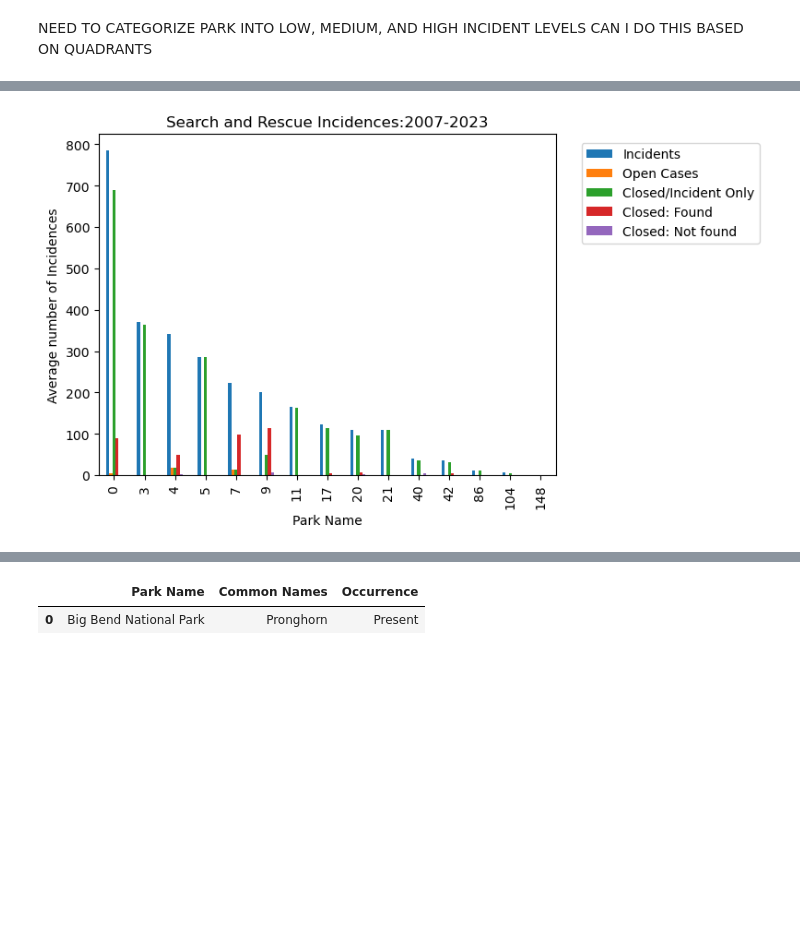
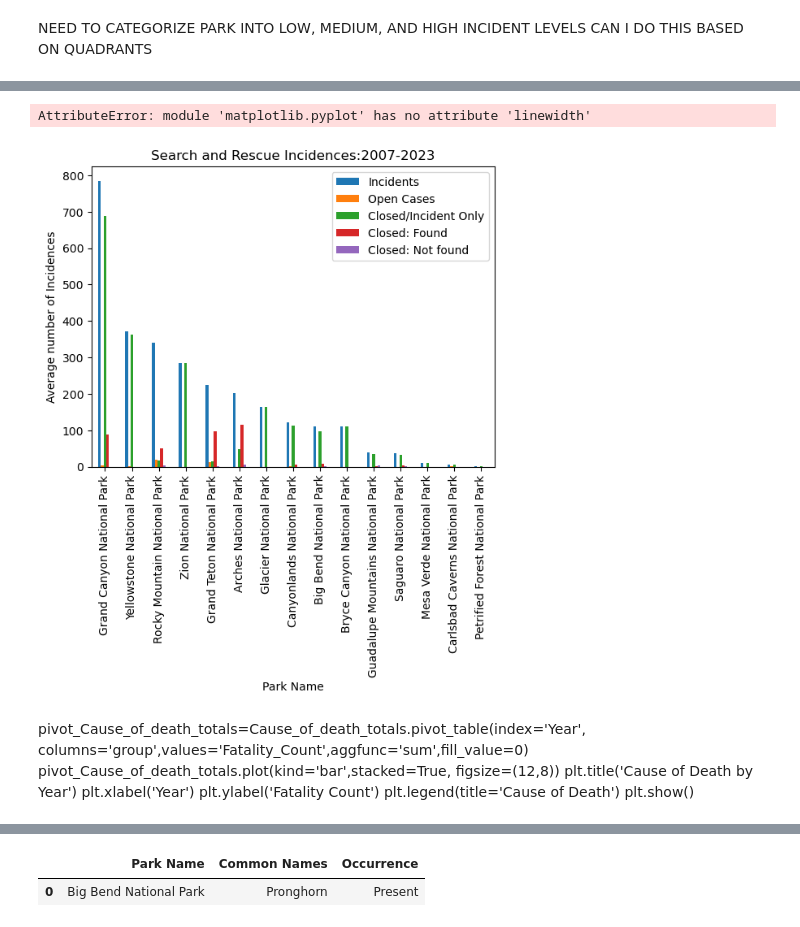
Before and after one commit to GGRAN24/Capstone_NParks, a Jupyter notebook: Capstone(a).ipynb, the cells around one changed output, grey strips where cells are left out. Drawn from its saved outputs; the diff is of its cells as text; code cells hidden in the pictures; blank space fills up the shorter version.

```diff
--- a/Capstone(a).ipynb
+++ b/Capstone(a).ipynb
@@ -1281,12 +1325,24 @@ CAN I DO THIS BASED ON QUADRANTS
 # %%
-SAR.plot(kind='bar', stacked=False)
+
+
+SAR.plot(kind='bar', x='Park Name',stacked=False)
 plt.title('Search and Rescue Incidences:2007-2023')
 plt.xlabel('Park Name')
 plt.ylabel('Average number of Incidences')
+plt.linewidth(0.7)
 plt.legend(bbox_to_anchor=(1, 1.05), loc='upper left', borderaxespad=2);
 plt.show()
 # %% [output]
+AttributeError: module 'matplotlib.pyplot' has no attribute 'linewidth'
-[figure, old version]
+[figure, new version]
+# %% [markdown]
+pivot_Cause_of_death_totals=Cause_of_death_totals.pivot_table(index='Year', columns='group',values='Fatality_Count',aggfunc='sum',fill_value=0)
+pivot_Cause_of_death_totals.plot(kind='bar',stacked=True, figsize=(12,8))
+plt.title('Cause of Death by Year')
+plt.xlabel('Year')
+plt.ylabel('Fatality Count')
+plt.legend(title='Cause of Death')
+plt.show()
 # %%
 
 arches_species=pd.read_csv('data/ArchesNP.Species.csv')
```
Also changed, not shown: parts of 44 cells of this notebook.
